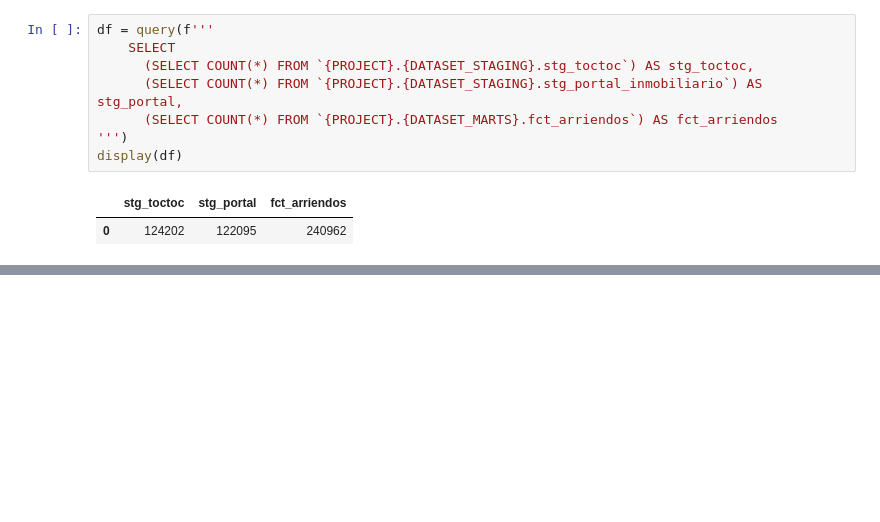
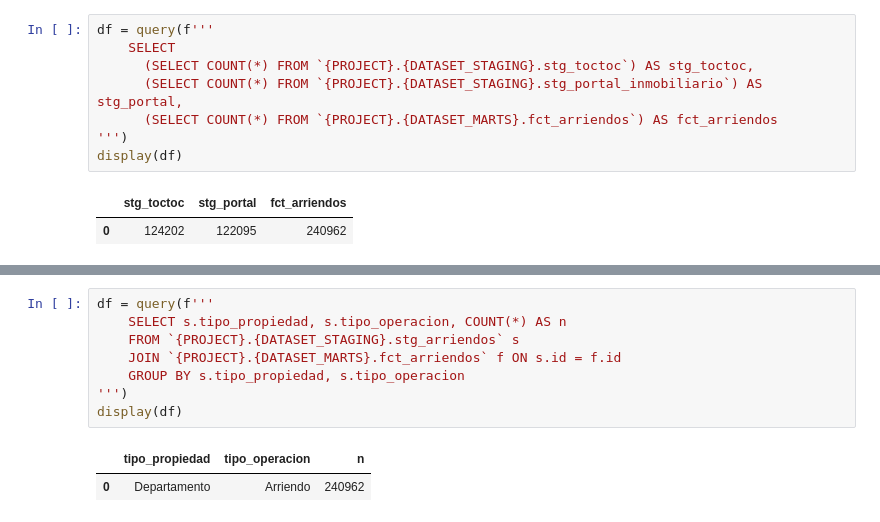
Before and after one commit to CrisKaphiri/Pipeline-Captacion-Inmobiliaria-Python-SQL-GCP-PowerBI, a Jupyter notebook: notebooks/04_validate_marts.ipynb, the cells around one changed output, grey strips where cells are left out. Saved outputs shown, nothing was run; the diff lists cells and outputs as text; blank space fills up the shorter version.

```diff
--- a/notebooks/04_validate_marts.ipynb
+++ b/notebooks/04_validate_marts.ipynb
@@ -250,3 +288,14 @@ display(df)
+# %%
+df = query(f'''
+    SELECT s.tipo_propiedad, s.tipo_operacion, COUNT(*) AS n
+    FROM `{PROJECT}.{DATASET_STAGING}.stg_arriendos` s
+    JOIN `{PROJECT}.{DATASET_MARTS}.fct_arriendos` f ON s.id = f.id
+    GROUP BY s.tipo_propiedad, s.tipo_operacion
+''')
+display(df)
+# %% [output]
+|  | tipo_propiedad | tipo_operacion | n |
+| 0 | Departamento | Arriendo | 240962 |
 # %% [markdown]
 ## Resumen de validación y decisiones
 
```
Also changed, not shown: parts of 6 cells of this notebook, 2 other files.
